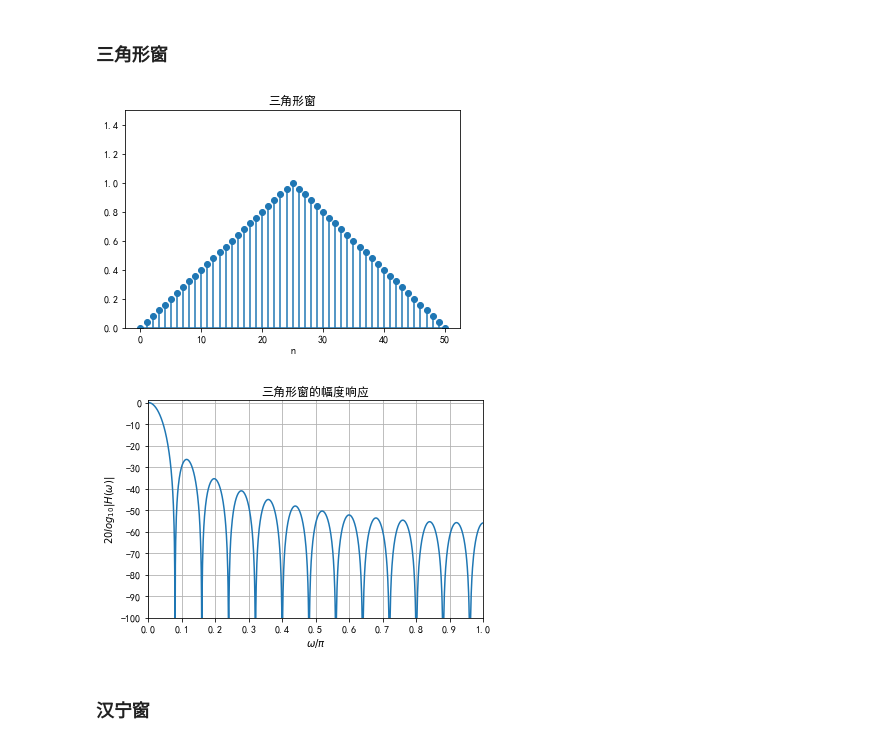
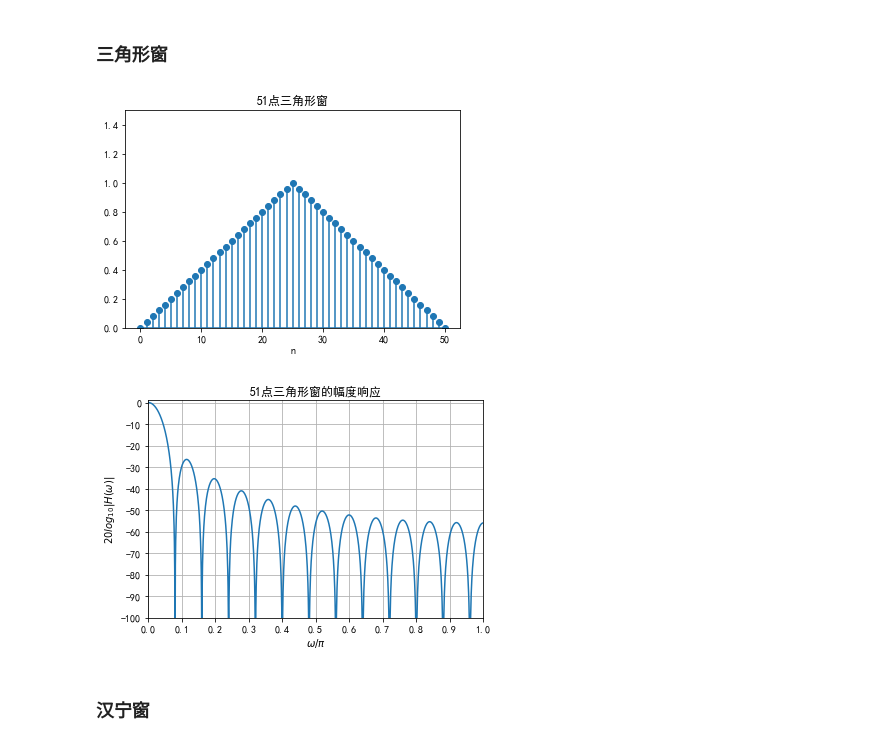
Before and after one commit to Chenying2000/Python-DSP, a Jupyter notebook: 毕业设计：信号处理工具箱开发/滤波器设计/数字滤波器设计/窗函数/窗函数.ipynb, the cells around one changed output. Drawn from its saved outputs; the diff is of its cells as text; code cells hidden in the pictures.

```diff
--- a/毕业设计：信号处理工具箱开发/滤波器设计/数字滤波器设计/窗函数/窗函数.ipynb
+++ b/毕业设计：信号处理工具箱开发/滤波器设计/数字滤波器设计/窗函数/窗函数.ipynb
@@ -38,36 +43,43 @@ fig.savefig('./win_rec2.png',dpi=500)
 # %%
 #导入使用的库
 import numpy as np
 from scipy import signal,fft
 import matplotlib.pyplot as plt
 from matplotlib.ticker import MaxNLocator
 
-#计算三角形窗的wn值和幅度响应
+
+#定义绘制三角形窗时域图和幅频响应图的函数
+
+def freq_bartlett(N):
+    wn = signal.windows.bartlett(N) #三角形窗的wn值
+    N0 = 2048;N1 = int(N0/2)
+    Ha = np.abs(fft.fft(wn,N0))+1e-10;Ha = Ha/np.max(Ha)
+    Ar = 20*np.log10(Ha);freq = np.linspace(0,1,N1)
+
+    #绘制三角形窗
+    fig,ax = plt.subplots();ax.stem(wn,basefmt="")
+    ax.set_title('%d点三角形窗'%(N))
+    ax.set_xlabel('n');ax.set_ylim([0,1.5])
+    plt.rcParams['font.sans-serif']=['SimHei'] #用来正常显示中文标签
+    fig.savefig('./win_tri1.png',dpi=500)
+
+    #绘制三角形窗的幅度响应
+    fig,ax = plt.subplots();ax.plot(freq,Ar[:N1]);ax.grid()
+    ax.set_title('%d点三角形窗的幅度响应'%(N));ax.set_xlabel('k')
+    ax.set_xlabel(r'$ \omega / \pi $')
+    ax.set_ylabel(r'$ 20log_{10}| H ( \omega ) | $')
+    ax.set_xlim([0,1]);ax.set_ylim([-100,1])
+    ax.xaxis.set_major_locator(MaxNLocator(11))
+    ax.yaxis.set_major_locator(MaxNLocator(11))
+    plt.rcParams['axes.unicode_minus'] = False #用来显示负号
+    fig.savefig('./win_tri2.png',dpi=500)
+    return
+
 N = 51 #三角形窗长度
-wn = signal.windows.bartlett(N) #三角形窗的wn值
-N0 = 2048;N1 = int(N0/2)
-Ha = np.abs(fft.fft(wn,N0))+1e-10;Ha = Ha/np.max(Ha)
-Ar = 20*np.log10(Ha);freq = np.linspace(0,1,N1)
-
-#绘制三角形窗
-fig,ax = plt.subplots();ax.stem(wn,basefmt="")
-ax.set_title('三角形窗');ax.set_xlabel('n');ax.set_ylim([0,1.5])
-plt.rcParams['font.sans-serif']=['SimHei'] #用来正常显示中文标签
-fig.savefig('./win_tri1.png',dpi=500)
-
-#绘制三角形窗的幅度响应
-fig,ax = plt.subplots();ax.plot(freq,Ar[:N1]);ax.grid()
-ax.set_title('三角形窗的幅度响应');ax.set_xlabel('k')
-ax.set_xlabel(r'$ \omega / \pi $')
-ax.set_ylabel(r'$ 20log_{10}| H ( \omega ) | $')
-ax.set_xlim([0,1]);ax.set_ylim([-100,1])
-ax.xaxis.set_major_locator(MaxNLocator(11))
-ax.yaxis.set_major_locator(MaxNLocator(11))
-plt.rcParams['axes.unicode_minus'] = False #用来显示负号
-fig.savefig('./win_tri2.png',dpi=500)
+freq_bartlett(N)
 # %% [output]
-[figure, old version]
+[figure, new version]
-[figure, old version]
+[figure, new version]
 # %% [markdown]
 ### 汉宁窗
 # %%
```
Also changed, not shown: parts of 6 cells of this notebook.
